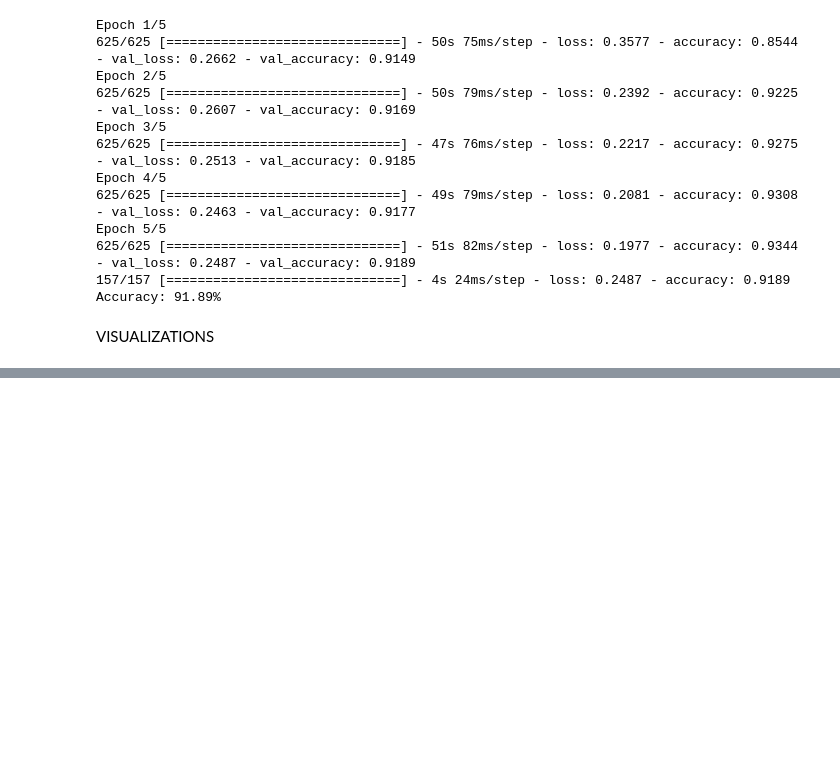
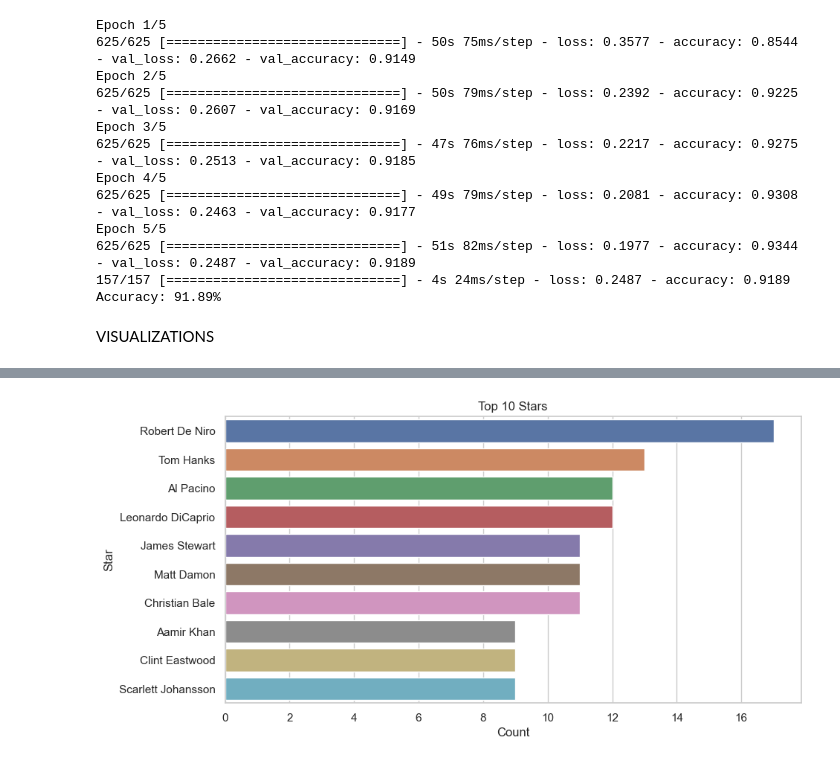
Before and after one commit to babaranjitsing/Exploring-Movie-and-Web-series-Choices-with-IMDB, a Jupyter notebook: project.ipynb, the cells around one changed output, grey strips where cells are left out. Cells and saved outputs as stored; diff of their text form; code cells hidden in the pictures; blank space fills up the shorter version.

```diff
--- a/project.ipynb
+++ b/project.ipynb
@@ -520,0 +591,16 @@ VISUALIZATIONS
+# %%
+#count the appearance of each star
+s = df['Stars'].apply(ast.literal_eval).explode()
+counts = Counter(s)
+sorted_counts = sorted(counts.items(), key=lambda x: x[1], reverse=False)
+sorted_counts.reverse()
+
+#plot the top 10 stars
+plt.figure(figsize=(10, 5))
+sns.barplot(x=[i[1] for i in sorted_counts[:10]], y=[i[0] for i in sorted_counts[:10]])
+plt.title('Top 10 Stars')
+plt.xlabel('Count')
+plt.ylabel('Star')
+plt.show()
+# %% [output]
+[figure, added]
```
Also changed, not shown: parts of 6 cells of this notebook, 1 other file.
